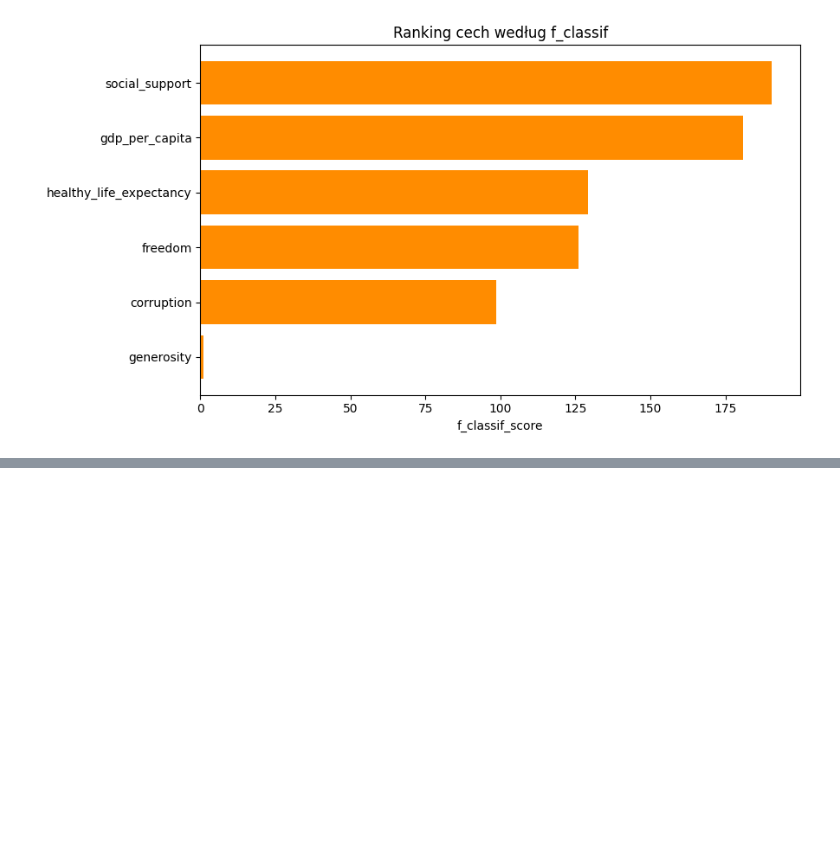
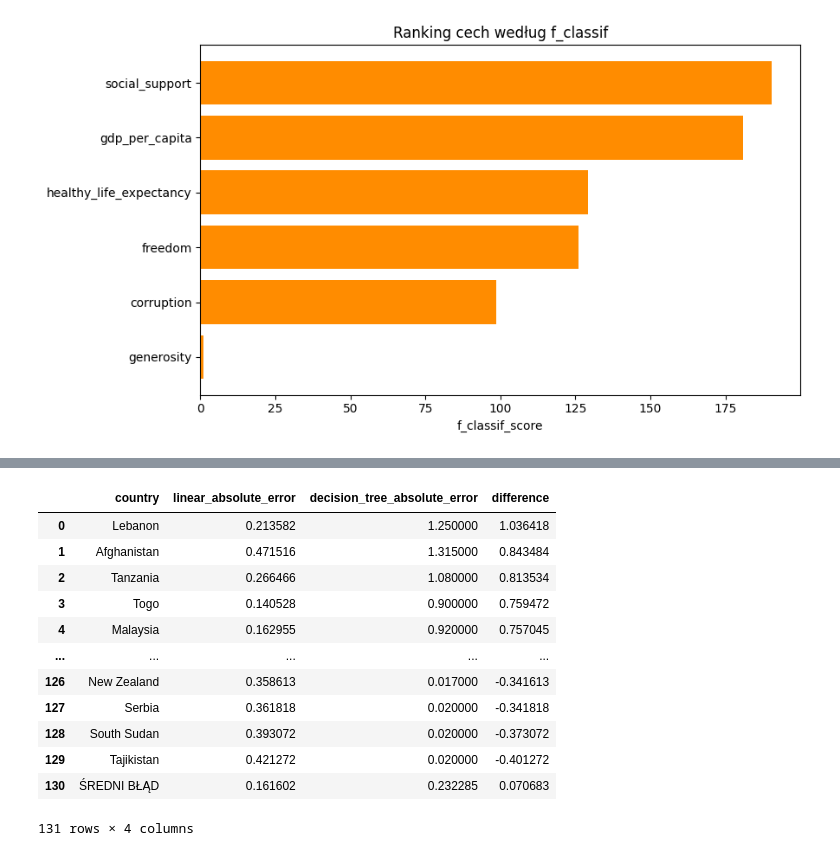
Before and after one commit to rosemint5/Machine-learning, a Jupyter notebook: wizualizacja.ipynb, the cells around one changed output, grey strips where cells are left out. Cells and saved outputs as stored; diff of their text form; code cells hidden in the pictures; blank space fills up the shorter version.

```diff
--- a/wizualizacja.ipynb
+++ b/wizualizacja.ipynb
@@ -441,0 +660,65 @@ Najsłabszą cechą okazała się `generosity`. Pomimo że jej `p_value` wskazuj
+# %%
+worst_model = Pipeline([
+    ("scaler", StandardScaler()),
+    ("model", DecisionTreeRegressor(random_state=42))
+])
+
+y_pred_worst = cross_val_predict(worst_model, X_without_generosity, y, cv=loo)
+
+worst_errors = df[["country", "region", "score", "happiness_level"]].copy()
+worst_errors["predicted_score"] = y_pred_worst
+worst_errors["error"] = worst_errors["score"] - worst_errors["predicted_score"]
+worst_errors["absolute_error"] = worst_errors["error"].abs()
+
+worst_errors_sorted = worst_errors.sort_values(by="absolute_error", ascending=False)
+# %%
+model_error_comparison = errors[["country", "absolute_error"]].rename(
+    columns={"absolute_error": "linear_absolute_error"}
+)
+
+decision_tree_errors = worst_errors[["country", "absolute_error"]].rename(
+    columns={"absolute_error": "decision_tree_absolute_error"}
+)
+
+model_error_comparison = model_error_comparison.merge(
+    decision_tree_errors,
+    on="country"
+)
+
+model_error_comparison["difference"] = (
+    model_error_comparison["decision_tree_absolute_error"]
+    - model_error_comparison["linear_absolute_error"]
+)
+
+model_error_comparison = model_error_comparison.sort_values(
+    by="difference",
+    ascending=False
+).reset_index(drop=True)
+
+mean_row = pd.DataFrame({
+    "country": ["ŚREDNI BŁĄD"],
+    "linear_absolute_error": [model_error_comparison["linear_absolute_error"].mean()],
+    "decision_tree_absolute_error": [model_error_comparison["decision_tree_absolute_error"].mean()],
+    "difference": [model_error_comparison["difference"].mean()]
+})
+
+model_error_comparison_with_mean = pd.concat(
+    [model_error_comparison, mean_row],
+    ignore_index=True
+)
+
+display(model_error_comparison_with_mean)
+# %% [output]
+|  | country | linear_absolute_error | decision_tree_absolute_error | difference |
+| 0 | Lebanon | 0.213582 | 1.250000 | 1.036418 |
+| 1 | Afghanistan | 0.471516 | 1.315000 | 0.843484 |
+| 2 | Tanzania | 0.266466 | 1.080000 | 0.813534 |
+| 3 | Togo | 0.140528 | 0.900000 | 0.759472 |
+| 4 | Malaysia | 0.162955 | 0.920000 | 0.757045 |
+| ... | ... | ... | ... | ... |
+| 126 | New Zealand | 0.358613 | 0.017000 | -0.341613 |
+| 127 | Serbia | 0.361818 | 0.020000 | -0.341818 |
+| 128 | South Sudan | 0.393072 | 0.020000 | -0.373072 |
+| 129 | Tajikistan | 0.421272 | 0.020000 | -0.401272 |
+| 130 | ŚREDNI BŁĄD | 0.161602 | 0.232285 | 0.070683 |
+131 rows × 4 columns
```
Also changed, not shown: parts of 18 cells of this notebook.
